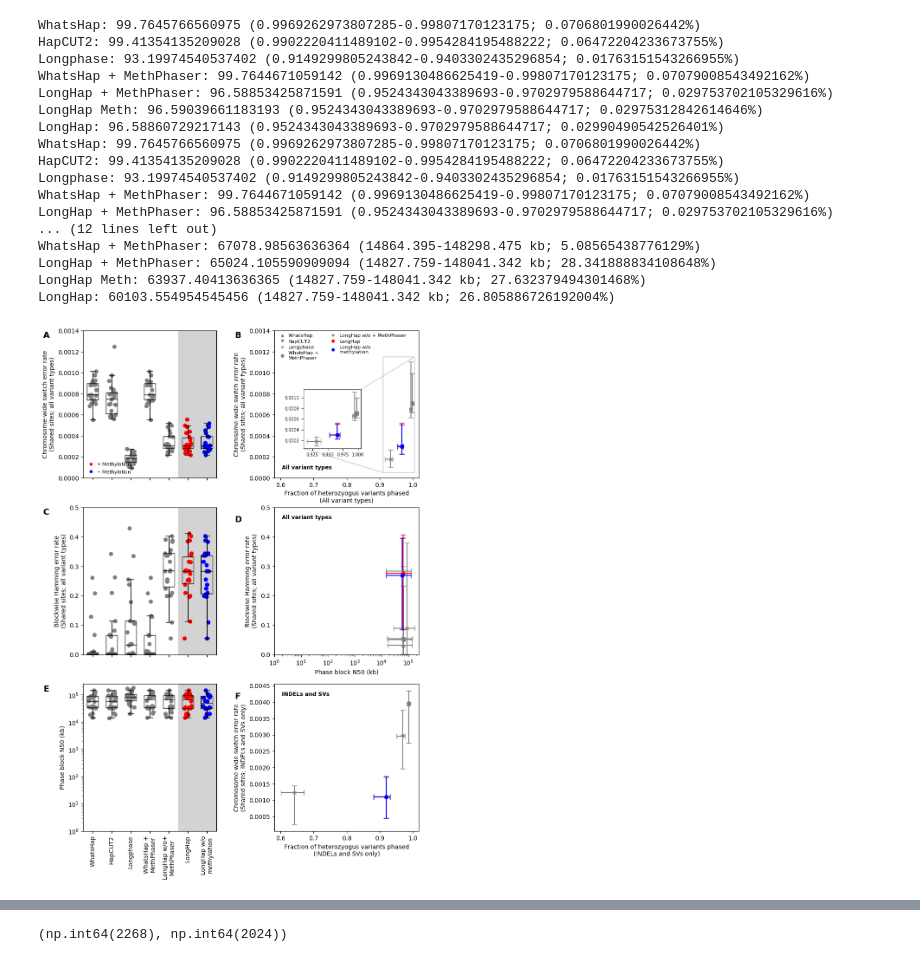
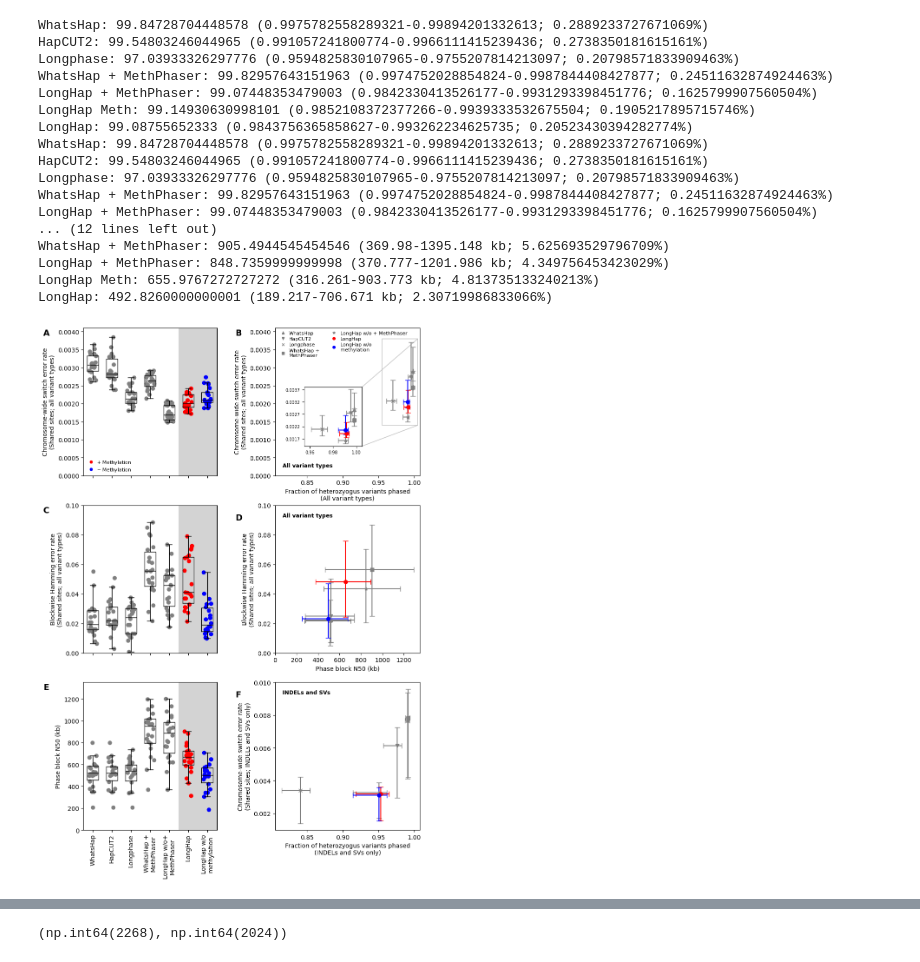
Before and after one commit to AkeyLab/LongHap, a Jupyter notebook: benchmarking/benchmark_longhap.ipynb, the cells around one changed output, grey strips where cells are left out. Drawn from its saved outputs; the diff is of its cells as text; code cells hidden in the pictures.

Commit message:
updated figures"

```diff
--- a/benchmarking/benchmark_longhap.ipynb
+++ b/benchmarking/benchmark_longhap.ipynb
@@ -201,15 +201,15 @@ ax0.legend(handles=handles, loc='lower left', markerscale=0.7, frameon=False, la
 ax0.set_xticklabels([])
 
 # Hifi
-# ax0.set_ylim([0.0, 0.0041])
-# ax0.set_yticks(np.arange(0.0, 0.0041, 0.0005))
+ax0.set_ylim([0.0, 0.0041])
+ax0.set_yticks(np.arange(0.0, 0.0041, 0.0005))
 
 #ONT
 # ax0.set_ylim([0.0, 0.0026])
 # ax0.set_yticks(np.arange(0.0, 0.0026, 0.0005))
 
 #ULONT
-ax0.set_ylim([0.00, 0.0014])
+# ax0.set_ylim([0.00, 0.0014])
 
 
 # ax0.set_xticklabels(['WhatsHap', 'HapCUT2', 'Longphase', "WhatsHap +\nMethPhaser",
@@ -236,16 +236,16 @@ ax_inset.tick_params(labelsize=7)
 ax1.indicate_inset_zoom(ax_inset, edgecolor="grey")
 
 # Hifi
-# ax_inset.set_ylim([0.0014, 0.0038])
-# ax_inset.set_yticks(np.arange(0.0017, 0.0039, 0.0005))
-# ax_inset.set_xlim([0.955, 1.005])
+ax_inset.set_ylim([0.0014, 0.0038])
+ax_inset.set_yticks(np.arange(0.0017, 0.0039, 0.0005))
+ax_inset.set_xlim([0.955, 1.005])
 # ONT
 # ax_inset.set_ylim([0.0005, 0.00205])
 # ax_inset.set_yticks(np.arange(0.0005, 0.00205, 0.00025))
 # ax_inset.set_xlim([0.915, 1.005])
 #ULONT
-ax_inset.set_ylim([0.00005, 0.00115])
-ax_inset.set_xlim([0.91, 1.005])
+# ax_inset.set_ylim([0.00005, 0.00115])
+# ax_inset.set_xlim([0.91, 1.005])
 
 
 ax2 = make_box_plot(eval_dict, tools, colors, 'within_hamming_rate',
@@ -258,13 +258,13 @@ ax2.axvspan(4.5, 6.5, color='lightgrey', zorder=0)
 #          borderpad=0.1, handletextpad=0.2, fontsize=8, ncol=1)
 ax2.set_xticklabels([])
 # Hifi
-# ax2.set_ylim([0.0, 0.1])
+ax2.set_ylim([0.0, 0.1])
 
 # ONT
 # ax2.set_ylim([0.0, 0.2])
 
 # UL-ONT
-ax2.set_ylim([0.0, 0.5])
+# ax2.set_ylim([0.0, 0.5])
 
 
 ax5 = plot_fraction_phased_vs_error_rate(eval_dict, stats_complex_dict, tools,
@@ -281,55 +281,55 @@ ax5.text(0.05, 0.95, 'INDELs and SVs', fontdict={'fontsize': 9, 'fontweight': 'b
 
 ax4 = make_box_plot(stats_dict, tools, colors, 'block_n50', 'Phase block N50 (kb)', 1000, ax=ax4)
 ax4.annotate("E", (-0.3, 0.95), xycoords=ax4.transAxes, fontsize=14, fontweight='bold')
 ax4.axvspan(4.5, 6.5, color='lightgrey', zorder=0)
 ax4.set_xticklabels(['WhatsHap', 'HapCUT2', 'Longphase', "WhatsHap +\nMethPhaser",
                      'LongHap w/o+\nMethPhaser', 'LongHap', 'LongHap w/o\nmethylation'])
 
 # HiFi
-# ax4.set_ylim([0, 1350])
+ax4.set_ylim([0, 1350])
 # ONT
 # ax4.set_ylim([0, 4800])
 #UL-ONT
-ax4.set_ylim([1, 250000])
-ax4.set_yscale('log')
+# ax4.set_ylim([1, 250000])
+# ax4.set_yscale('log')
 
 
 ax3 = plot_n50_vs_error_rate(eval_dict, stats_dict, tools,
                              "Phase block N50 (kb)",
                              'Blockwise Hamming error rate\n(Shared sites; all variant types)',
                              legend_col=0, ax=ax3)
 ax3.annotate("D", (-0.275, 0.90), xycoords=ax3.transAxes, fontsize=14, fontweight='bold')
 ax3.text(0.05, 0.95, 'All variant types', fontdict={'fontsize': 9, 'fontweight': 'bold'},
          transform=ax3.transAxes, ha='left', va='top')
 # hifi
-# ax3.set_xlim([0, 1350])
-# ax3.set_ylim([0.0, 0.1])
+ax3.set_xlim([0, 1350])
+ax3.set_ylim([0.0, 0.1])
 
 # # ONT
 # ax3.set_xlim([0, 4800])
 # ax3.set_ylim([0.0, 0.2])
 
 # UL-ONT
-ax3.set_xscale('log')
-ax3.set_xlim([1, 250000])
+# ax3.set_xscale('log')
+# ax3.set_xlim([1, 250000])
 
-fig.savefig(f'benchmark_{seq_tech}.png', bbox_inches='tight', dpi=600)
+fig.savefig(f'benchmark_{seq_tech}.pdf', bbox_inches='tight', dpi=600)
 # %% [output]
-WhatsHap: 99.7645766560975 (0.9969262973807285-0.99807170123175; 0.0706801990026442%)
-HapCUT2: 99.41354135209028 (0.9902220411489102-0.9954284195488222; 0.06472204233673755%)
-Longphase: 93.19974540537402 (0.9149299805243842-0.9403302435296854; 0.01763151543266955%)
-WhatsHap + MethPhaser: 99.7644671059142 (0.9969130486625419-0.99807170123175; 0.07079008543492162%)
-LongHap + MethPhaser: 96.58853425871591 (0.9524343043389693-0.9702979588644717; 0.029753702105329616%)
-LongHap Meth: 96.59039661183193 (0.9524343043389693-0.9702979588644717; 0.02975312842614646%)
-LongHap: 96.58860729217143 (0.9524343043389693-0.9702979588644717; 0.02990490542526401%)
-WhatsHap: 99.7645766560975 (0.9969262973807285-0.99807170123175; 0.0706801990026442%)
-HapCUT2: 99.41354135209028 (0.9902220411489102-0.9954284195488222; 0.06472204233673755%)
-Longphase: 93.19974540537402 (0.9149299805243842-0.9403302435296854; 0.01763151543266955%)
-WhatsHap + MethPhaser: 99.7644671059142 (0.9969130486625419-0.99807170123175; 0.07079008543492162%)
-LongHap + MethPhaser: 96.58853425871591 (0.9524343043389693-0.9702979588644717; 0.029753702105329616%)
+WhatsHap: 99.84728704448578 (0.9975782558289321-0.99894201332613; 0.2889233727671069%)
+HapCUT2: 99.54803246044965 (0.991057241800774-0.9966111415239436; 0.2738350181615161%)
+Longphase: 97.03933326297776 (0.9594825830107965-0.9755207814213097; 0.20798571833909463%)
+WhatsHap + MethPhaser: 99.82957643151963 (0.9974752028854824-0.9987844408427877; 0.24511632874924463%)
+LongHap + MethPhaser: 99.07448353479003 (0.9842330413526177-0.9931293398451776; 0.1625799907560504%)
+LongHap Meth: 99.14930630998101 (0.9852108372377266-0.9939333532675504; 0.1905217895715746%)
+LongHap: 99.08755652333 (0.9843756365858627-0.993262234625735; 0.20523430394282774%)
+WhatsHap: 99.84728704448578 (0.9975782558289321-0.99894201332613; 0.2889233727671069%)
+HapCUT2: 99.54803246044965 (0.991057241800774-0.9966111415239436; 0.2738350181615161%)
+Longphase: 97.03933326297776 (0.9594825830107965-0.9755207814213097; 0.20798571833909463%)
+WhatsHap + MethPhaser: 99.82957643151963 (0.9974752028854824-0.9987844408427877; 0.24511632874924463%)
+LongHap + MethPhaser: 99.07448353479003 (0.9842330413526177-0.9931293398451776; 0.1625799907560504%)
 ... (12 lines left out)
-WhatsHap + MethPhaser: 67078.98563636364 (14864.395-148298.475 kb; 5.08565438776129%)
-LongHap + MethPhaser: 65024.105590909094 (14827.759-148041.342 kb; 28.341888834108648%)
-LongHap Meth: 63937.40413636365 (14827.759-148041.342 kb; 27.632379494301468%)
-LongHap: 60103.554954545456 (14827.759-148041.342 kb; 26.805886726192004%)
+WhatsHap + MethPhaser: 905.4944545454546 (369.98-1395.148 kb; 5.625693529796709%)
+LongHap + MethPhaser: 848.7359999999998 (370.777-1201.986 kb; 4.349756453423029%)
+LongHap Meth: 655.9767272727272 (316.261-903.773 kb; 4.813735133240213%)
+LongHap: 492.8260000000001 (189.217-706.671 kb; 2.30719986833066%)
-[figure, old version]
+[figure, new version]
```
Also changed, not shown: parts of 48 cells of this notebook, 2 other files.
